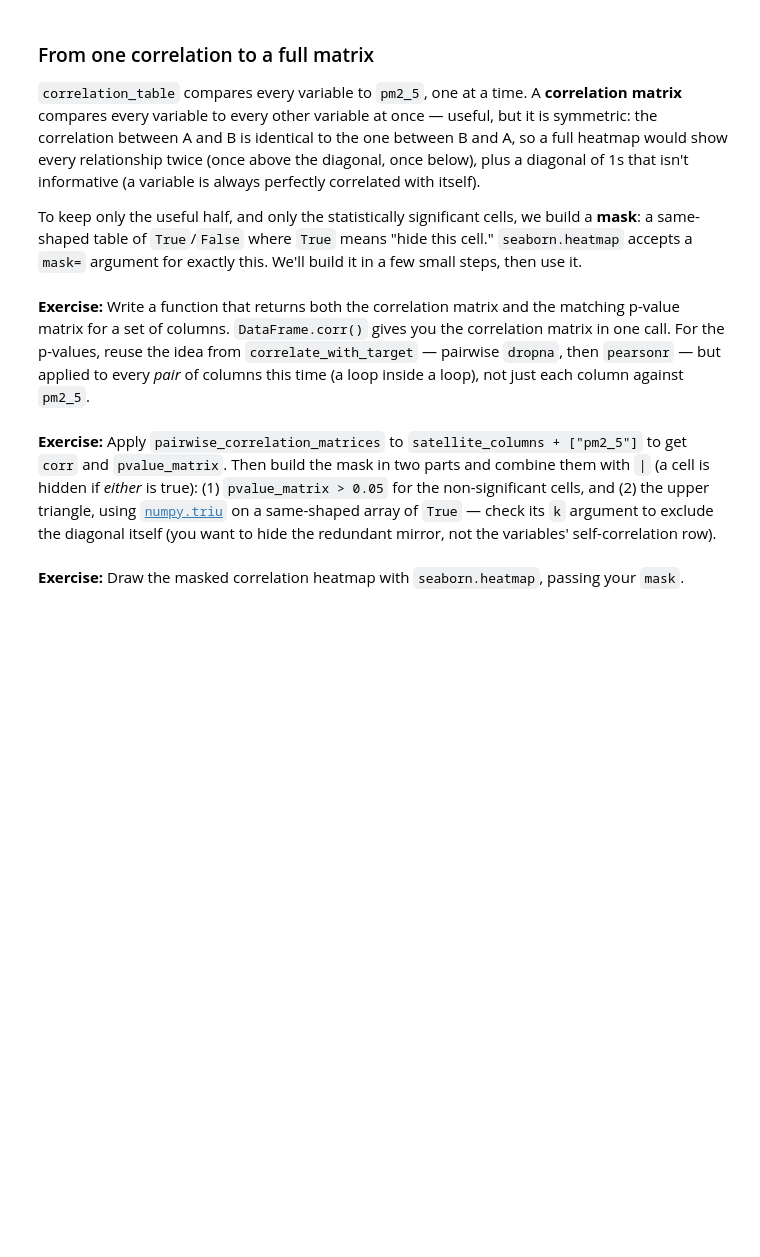
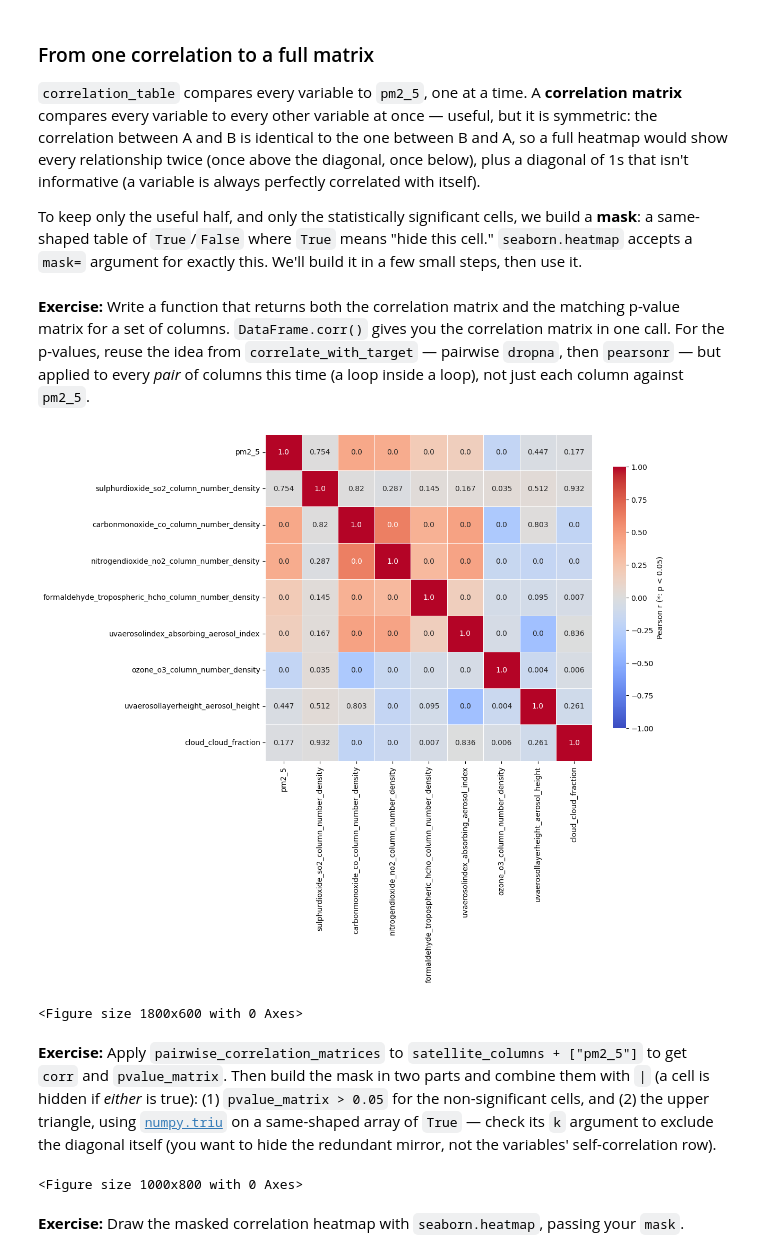
Before and after one commit to zakarya-22/air-quality-analysis, a Jupyter notebook: notebooks/session3/01_correlation_analysis.ipynb, the cells around one changed output. Drawn from its saved outputs; the diff is of its cells as text; code cells hidden in the pictures; blank space fills up the shorter version.

Commit message:
feat(eda): implement pairwise correlation matrix and significance-masked heatmap

```diff
--- a/notebooks/session3/01_correlation_analysis.ipynb
+++ b/notebooks/session3/01_correlation_analysis.ipynb
@@ -26,6 +26,11 @@ COLUMNS = [
     "uvaerosollayerheight_aerosol_height",
     "cloud_cloud_fraction",
 ]
+SATELLITE_COLUMNS = ["sulphurdioxide_so2_column_number_density",
+    "carbonmonoxide_co_column_number_density",
+    "nitrogendioxide_no2_column_number_density",
+    "formaldehyde_tropospheric_hcho_column_number_density","uvaerosolindex_absorbing_aerosol_index",
+    "ozone_o3_column_number_density"]
 
 df = pd.read_csv("../../data/train.csv")
 df = df[df["city"].isin(CITIES)][COLUMNS].copy()
@@ -75,3 +99,9 @@ def correlate_with_target(df, column, target_col):
 **Exercise:** Apply `correlate_with_target` to every satellite column against `pm2_5`, collect the results in a DataFrame, and sort it by the strength of the Pearson correlation (largest absolute value first).
 # %%
 # TODO 2: apply correlate_with_target to every satellite column, and sort the results
+dfs_list =[]
+for column in SATELLITE_COLUMNS:
+    dict= correlate_with_target(df, column, 'pm2_5')
+    dfs_list.append(pd.DataFrame(dict,index=[str(column)]))
+DF=pd.concat(dfs_list)
+DF.sort_values(by='pearson_r')
@@ -86,26 +124,74 @@ To keep only the useful half, and only the statistically significant cells, we b
 # %%
 # TODO 3: define a function that returns the correlation matrix and the matching
 # p-value matrix for a set of columns, reusing the pairwise-dropna idea from
 # correlate_with_target (TODO 1) but for every pair of columns, not just one
 # column against the target
 def pairwise_correlation_matrices(df, columns):
+
     """
     Compute the correlation matrix and the matching p-value matrix for a set of columns.
 
     Parameters:
     - df: DataFrame containing the columns
     - columns: list of column names to correlate with each other
 
     Returns:
     - corr: DataFrame, the Pearson correlation matrix
     - pvalue_matrix: DataFrame of the same shape, the matching p-values
       (1.0 on the diagonal, since a variable is not tested against itself)
     """
+
+    corr_matrix= df[columns].corr()
+    pvalue_matrix= corr_matrix.copy()
+    for x_column in columns:
+      for y_column in columns:
+            if x_column==y_column:
+              pvalue_matrix.loc[x_column,y_column]=1
+            else:
+              data=df.copy()
+              data=data.dropna(subset=[x_column,y_column],how='any')
+              res= stats.pearsonr(data[x_column],data[y_column])
+              pvalue_matrix.loc[x_column,y_column]= round(float(res.pvalue),3)
+    return corr_matrix,pvalue_matrix
+
+
+cols_to_exclude = ["site_longitude", "hour","site_latitude"]
+numeric_columns= df.select_dtypes(include='number').columns
+columns_finaux= [col for col in numeric_columns if col not in cols_to_exclude]
+
+data,annot = pairwise_correlation_matrices(df, columns_finaux)
+plt.figure(figsize=(10, 8))
+sns.heatmap(
+    data=data,
+    annot=annot, #on affiche la p_value sinon on doit faire data.round(2)
+    fmt="",
+    cmap="coolwarm",
+    vmin=-1,
+    vmax=1,
+    center=0,
+    square=True,
+    linewidths=0.5,
+    cbar_kws={"shrink": 0.8, "label": "Pearson r (*: p < 0.05)"},
+)
+plt.figure(figsize=(18,6))
+plt.show()
+# %% [output]
+[figure, added]
+<Figure size 1800x600 with 0 Axes>
 # %% [markdown]
 **Exercise:** Apply `pairwise_correlation_matrices` to `satellite_columns + ["pm2_5"]` to get `corr` and `pvalue_matrix`. Then build the mask in two parts and combine them with `|` (a cell is hidden if *either* is true): (1) `pvalue_matrix > 0.05` for the non-significant cells, and (2) the upper triangle, using [`numpy.triu`](https://numpy.org/doc/stable/reference/generated/numpy.triu.html) on a same-shaped array of `True` — check its `k` argument to exclude the diagonal itself (you want to hide the redundant mirror, not the variables' self-correlation row).
 # %%
 # TODO 4: apply pairwise_correlation_matrices, then build a mask that hides
 # non-significant cells (p >= 0.05) and the redundant upper triangle
+
+f_columns= SATELLITE_COLUMNS+['pm2_5']
+
+data,annot = pairwise_correlation_matrices(df, f_columns)
+plt.figure(figsize=(10, 8))
+#mask = (annot>=0.05) | np.triu( np.ones_like(data, dtype=bool) ,k=1)
+mask = np.triu( np.ones_like(data, dtype=bool) ,k=1)
+# %% [output]
+<Figure size 1000x800 with 0 Axes>
 # %% [markdown]
 **Exercise:** Draw the masked correlation heatmap with `seaborn.heatmap`, passing your `mask`.
 # %%
```
Also changed, not shown: parts of 4 cells of this notebook, 1 other file.
